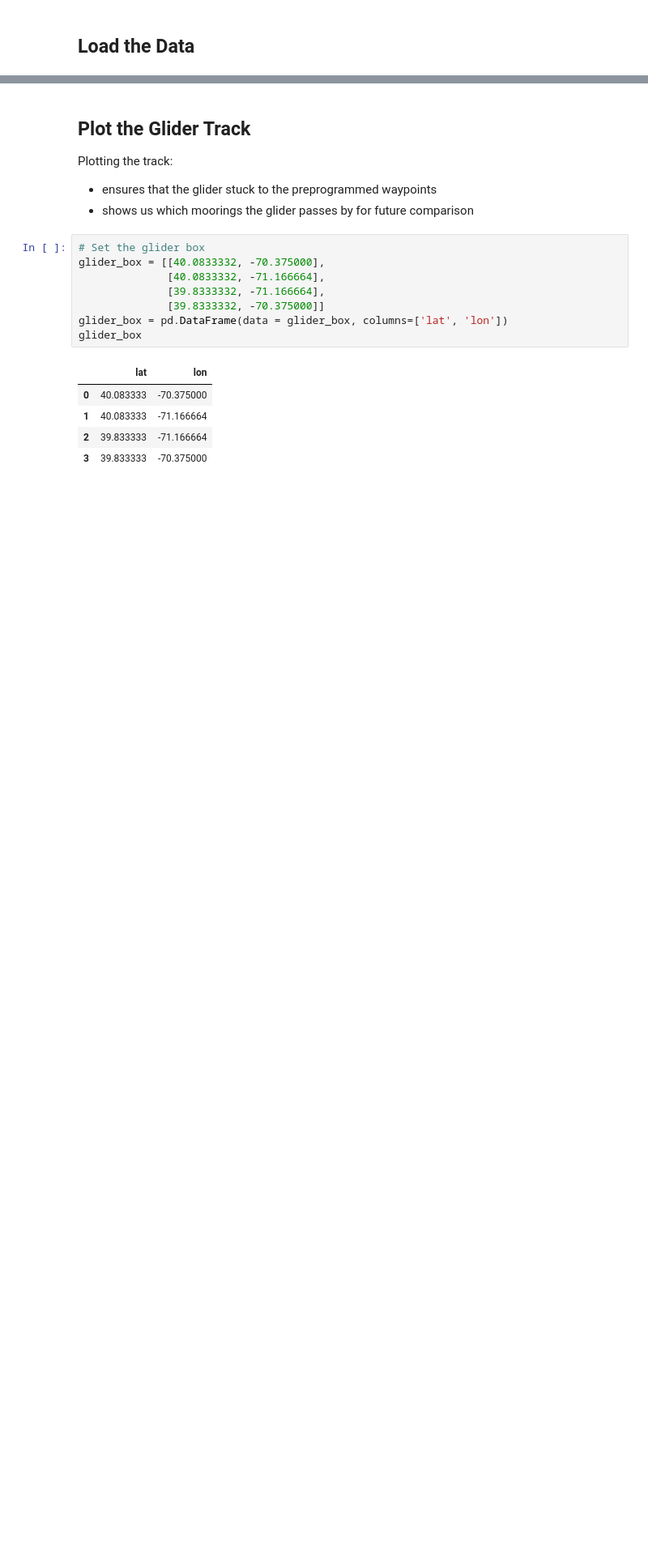
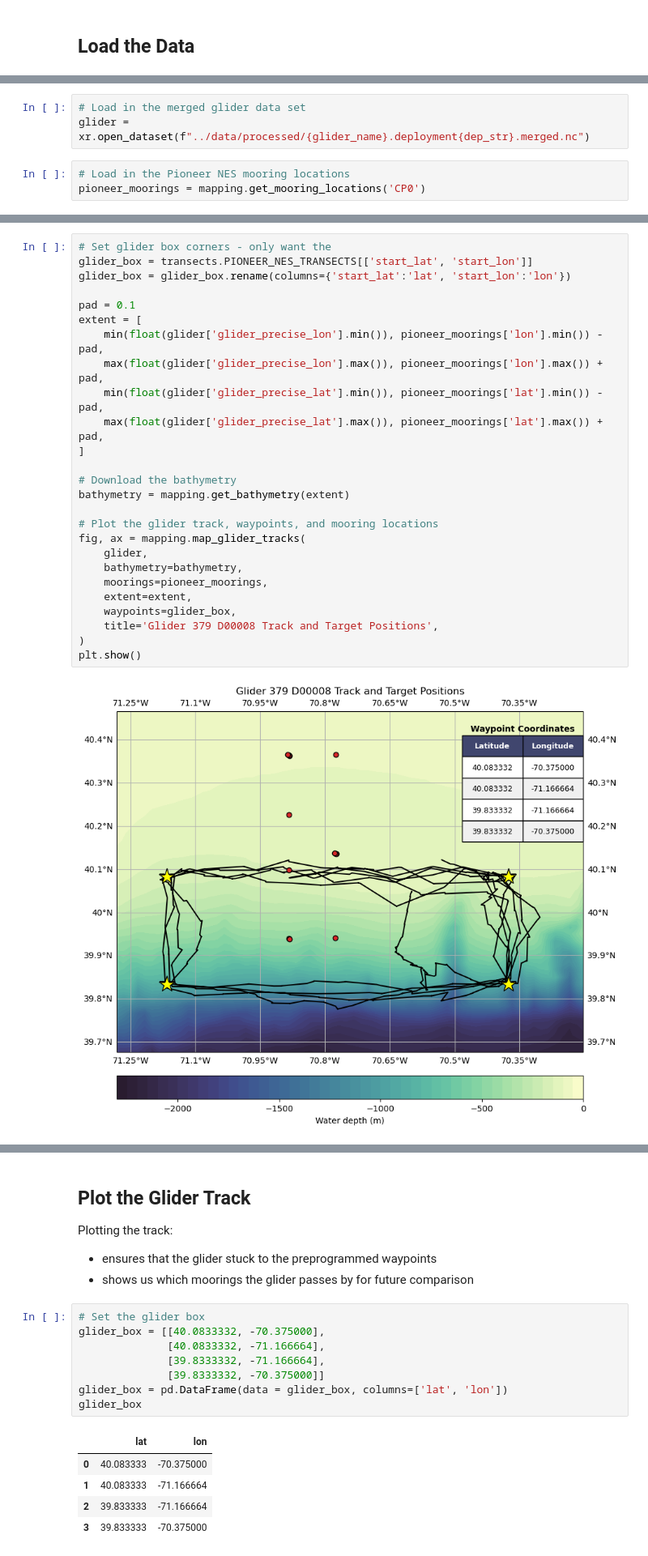
Before and after one commit to WHOIGit/ooicgsn_glider_dvl, a Jupyter notebook: notebooks/3.1-alternative-data-analysis.ipynb, the cells around one changed output, grey strips where cells are left out. Shown at 81% size. Saved outputs shown, nothing was run; the diff lists cells and outputs as text; blank space fills up the shorter version.

```diff
--- a/notebooks/3.1-alternative-data-analysis.ipynb
+++ b/notebooks/3.1-alternative-data-analysis.ipynb
@@ -25,3 +32,9 @@ glider = xr.open_dataset(f"../data/processed/{glider_name}.deployment{dep_str}.m
 
 # Load in the Pioneer NES mooring locations
 pioneer_moorings = mapping.get_mooring_locations('CP0')
+# %%
+# Load in the merged glider data set
+glider = xr.open_dataset(f"../data/processed/{glider_name}.deployment{dep_str}.merged.nc")
+# %%
+# Load in the Pioneer NES mooring locations
+pioneer_moorings = mapping.get_mooring_locations('CP0')
@@ -27,0 +54,28 @@ pioneer_moorings = mapping.get_mooring_locations('CP0')
+# %%
+# Set glider box corners - only want the
+glider_box = transects.PIONEER_NES_TRANSECTS[['start_lat', 'start_lon']]
+glider_box = glider_box.rename(columns={'start_lat':'lat', 'start_lon':'lon'})
+
+pad = 0.1
+extent = [
+    min(float(glider['glider_precise_lon'].min()), pioneer_moorings['lon'].min()) - pad,
+    max(float(glider['glider_precise_lon'].max()), pioneer_moorings['lon'].max()) + pad,
+    min(float(glider['glider_precise_lat'].min()), pioneer_moorings['lat'].min()) - pad,
+    max(float(glider['glider_precise_lat'].max()), pioneer_moorings['lat'].max()) + pad,
+]
+
+# Download the bathymetry
+bathymetry = mapping.get_bathymetry(extent)
+
+# Plot the glider track, waypoints, and mooring locations
+fig, ax = mapping.map_glider_tracks(
+    glider,
+    bathymetry=bathymetry,
+    moorings=pioneer_moorings,
+    extent=extent,
+    waypoints=glider_box,
+    title='Glider 379 D00008 Track and Target Positions',
+)
+plt.show()
+# %% [output]
+[figure, added]
```
Also changed, not shown: parts of 16 cells of this notebook.
